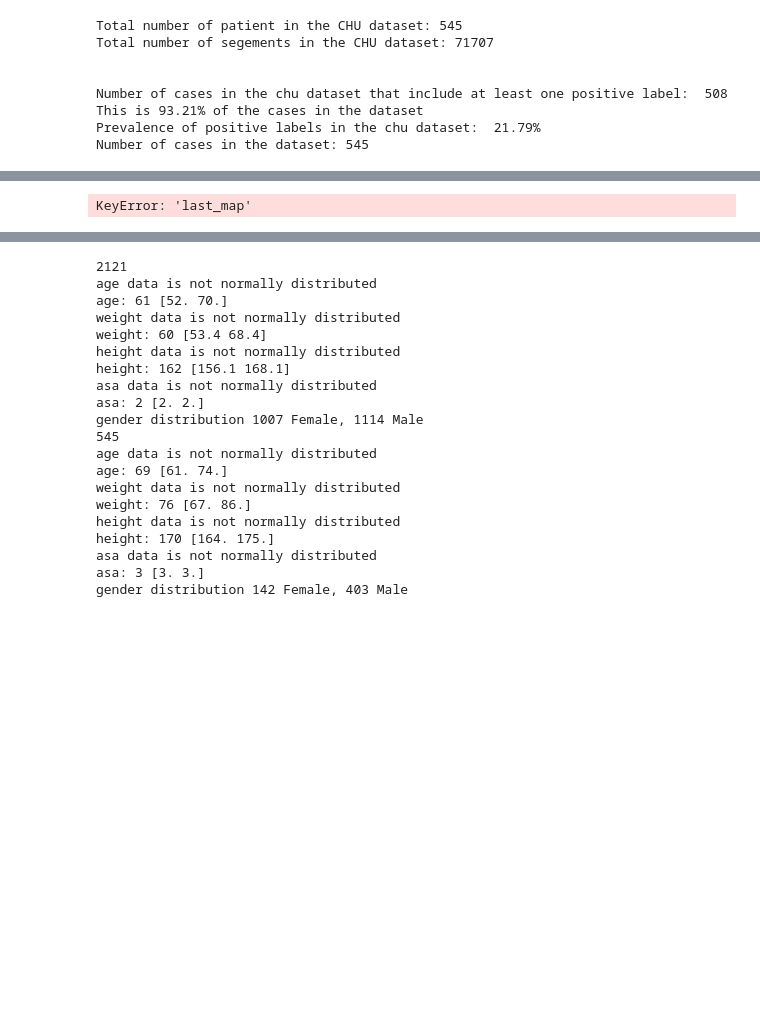
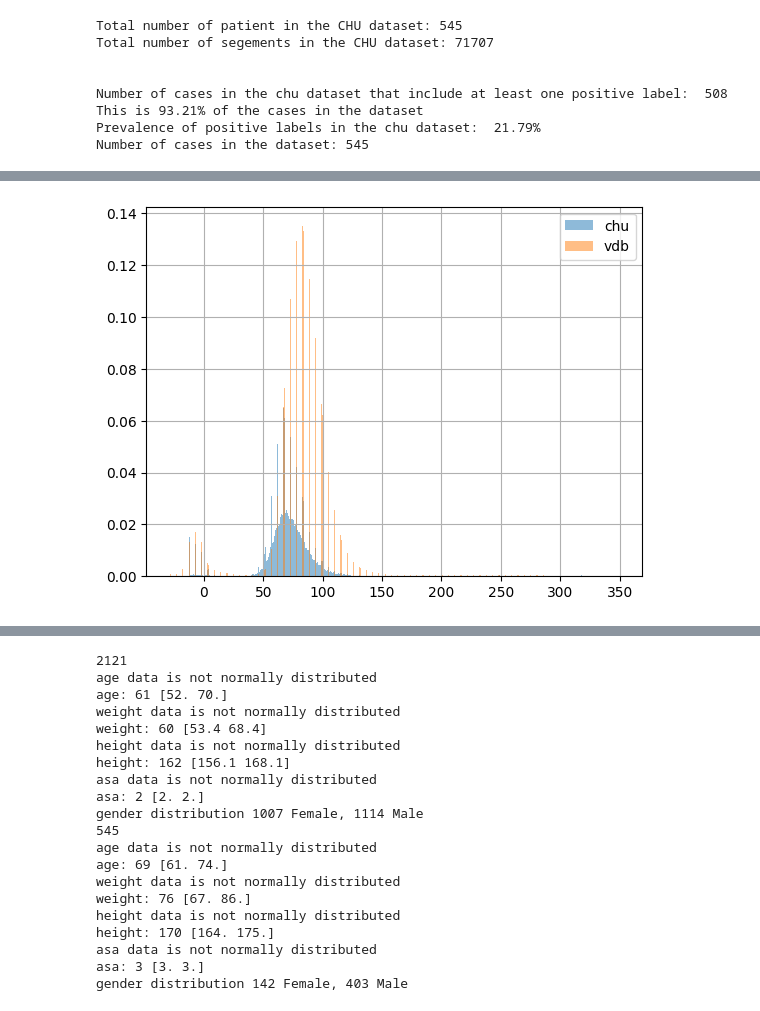
Before and after one commit to BobAubouin/hypotension_pred, a Jupyter notebook: scripts/illustrations/compare_dataset.ipynb, the cells around one changed output, grey strips where cells are left out. Saved outputs shown, nothing was run; the diff lists cells and outputs as text; code cells hidden in the pictures; blank space fills up the shorter version.

Commit message:
update for last results

```diff
--- a/scripts/illustrations/compare_dataset.ipynb
+++ b/scripts/illustrations/compare_dataset.ipynb
@@ -174,14 +174,14 @@ data_out[::50].to_csv('output/compare_mbp.csv')
 # %%
 bin_width = 0.2
-signal = 'last_map'
+signal = 'mbp'
 # data_vdb_raw[signal].fillna(0, inplace=True)
 bins = np.arange(data_chu_raw[signal].min(), data_chu_raw[signal].max() + bin_width, bin_width)
 data_chu_raw[signal].hist(bins=bins, alpha=0.5, label='chu', density=True)
 data_vdb_raw[signal].hist(bins=bins, alpha=0.5, label='vdb', density=True)
 plt.legend()
 plt.show()
 # %% [output]
-KeyError: 'last_map'
+[figure, added]
 # %%
 info_chu = data_chu_raw.describe()
 
```
Also changed, not shown: parts of 6 cells of this notebook, 7 other files.
